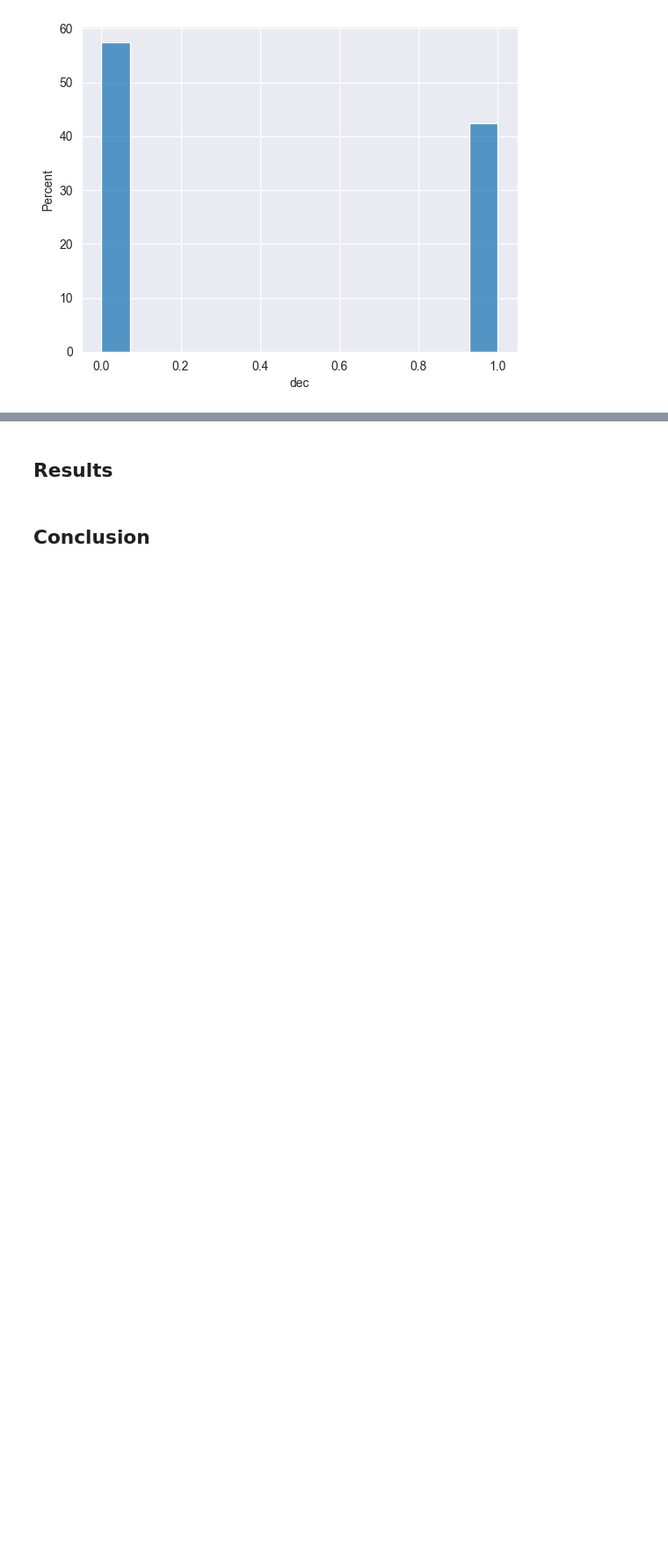
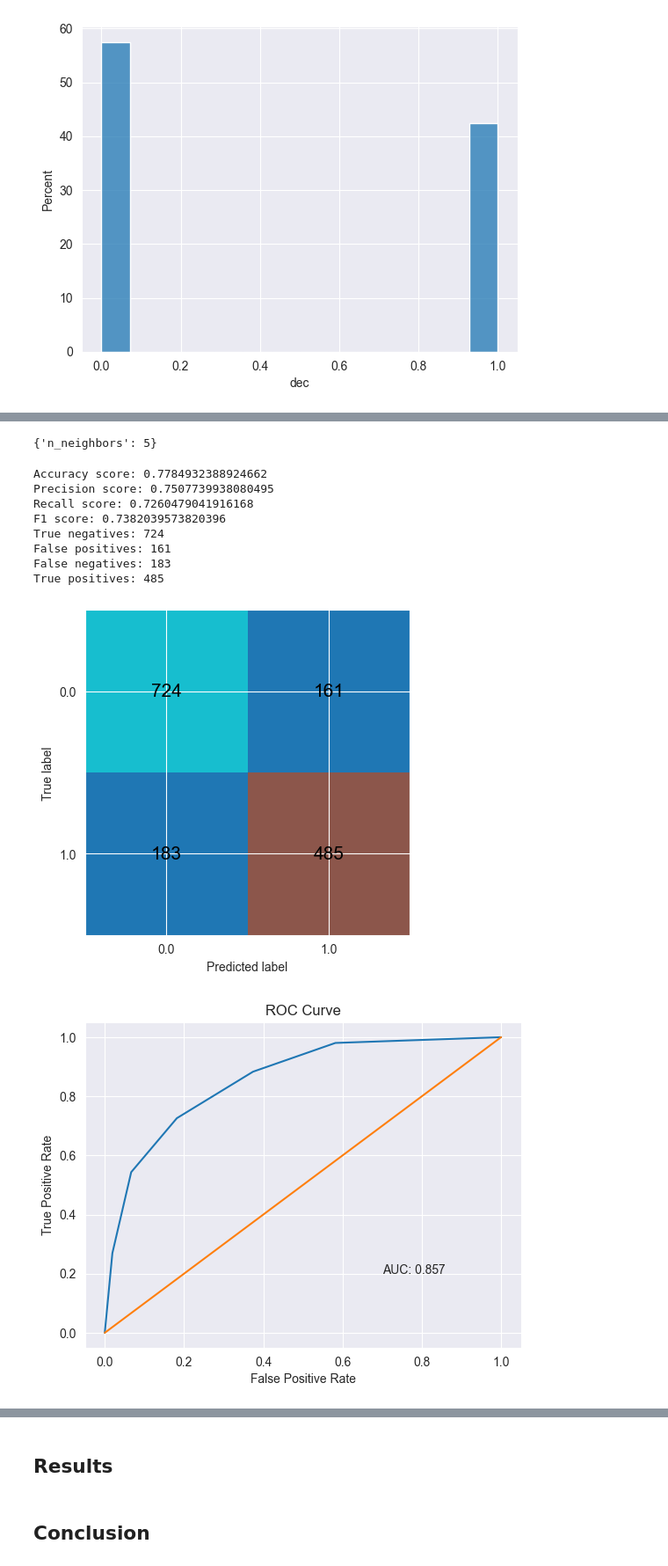
Before and after one commit to jhleakakos/msds-supervised-learning-final, a Jupyter notebook: speedy_dates.ipynb, the cells around one changed output, grey strips where cells are left out. Shown at 88% size. Saved outputs shown, nothing was run; the diff lists cells and outputs as text; code cells hidden in the pictures; blank space fills up the shorter version.

```diff
--- a/speedy_dates.ipynb
+++ b/speedy_dates.ipynb
@@ -832,0 +866,25 @@ While these metrics are interesting, they will be more useful as a baseline agai
+# %%
+knn_clf_cv = KNeighborsClassifier()
+knn_cv_params = {'n_neighbors': np.arange(1, 31, 1)}
+grid = GridSearchCV(knn_clf_cv, param_grid=knn_cv_params, cv=10)
+grid.fit(x_train, y_train);
+grid.best_params_
+# %% [output]
+{'n_neighbors': 5}
+# %%
+knn_clf = KNeighborsClassifier(n_neighbors=grid.best_params_['n_neighbors'])
+knn_clf.fit(x_train, y_train);
+knn_y_preds = knn_clf.predict(x_test)
+knn_y_probs = knn_clf.predict_proba(x_test)
+gimme_some_metrics(knn_y_preds, knn_y_probs)
+# %% [output]
+Accuracy score: 0.7784932388924662
+Precision score: 0.7507739938080495
+Recall score: 0.7260479041916168
+F1 score: 0.7382039573820396
+True negatives: 724
+False positives: 161
+False negatives: 183
+True positives: 485
+[figure, added]
+[figure, added]
```
Also changed, not shown: parts of 16 cells of this notebook.
